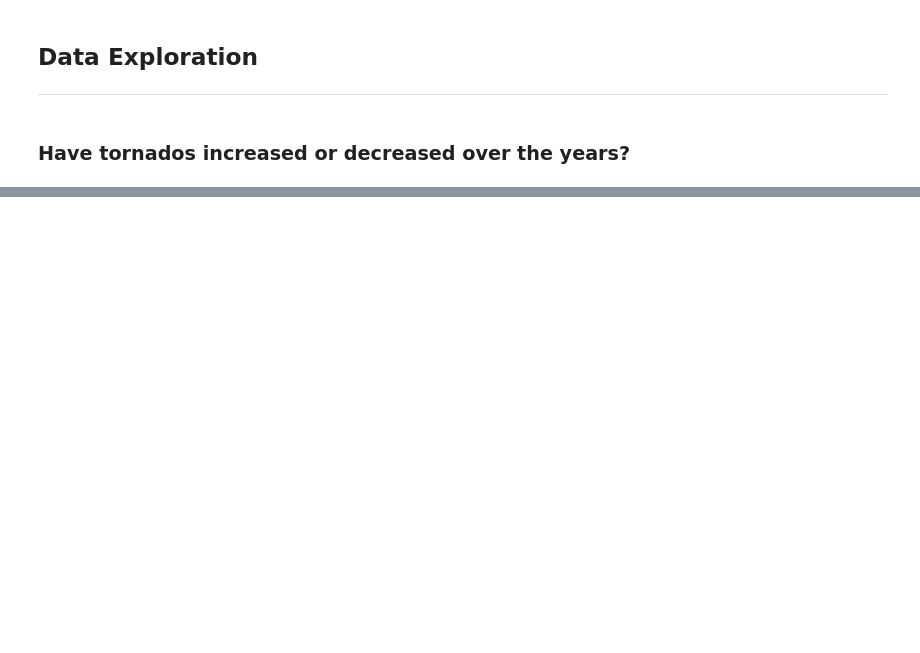
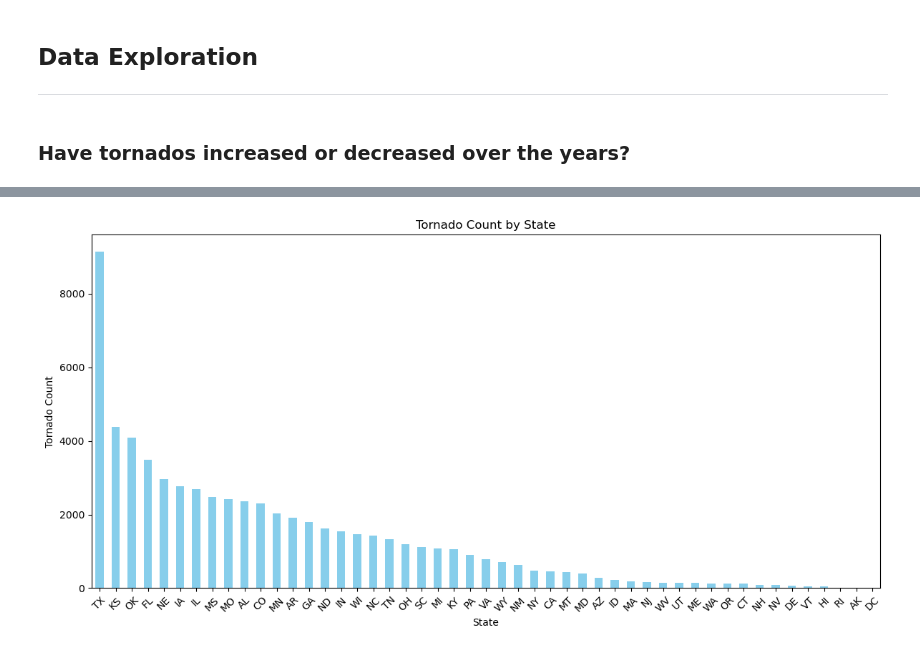
Before and after one commit to TheeLuke/Tornado-Data-Analysis, a Jupyter notebook: Tornado Analysis.ipynb, the cells around one changed output, grey strips where cells are left out. Cells and saved outputs as stored; diff of their text form; code cells hidden in the pictures; blank space fills up the shorter version.

```diff
--- a/Tornado Analysis.ipynb
+++ b/Tornado Analysis.ipynb
@@ -691,0 +691,14 @@ plt.show()
+# %%
+state_counts = s_tornado_data['State'].value_counts()
+
+plt.figure(figsize=[12,6])
+state_counts.plot(kind='bar', color='skyblue')
+
+plt.xlabel('State')
+plt.ylabel('Tornado Count')
+plt.title('Tornado Count by State')
+plt.xticks(rotation=45)
+plt.tight_layout()
+plt.show()
+# %% [output]
+[figure, added]
```
Also changed, not shown: parts of 12 cells of this notebook.
